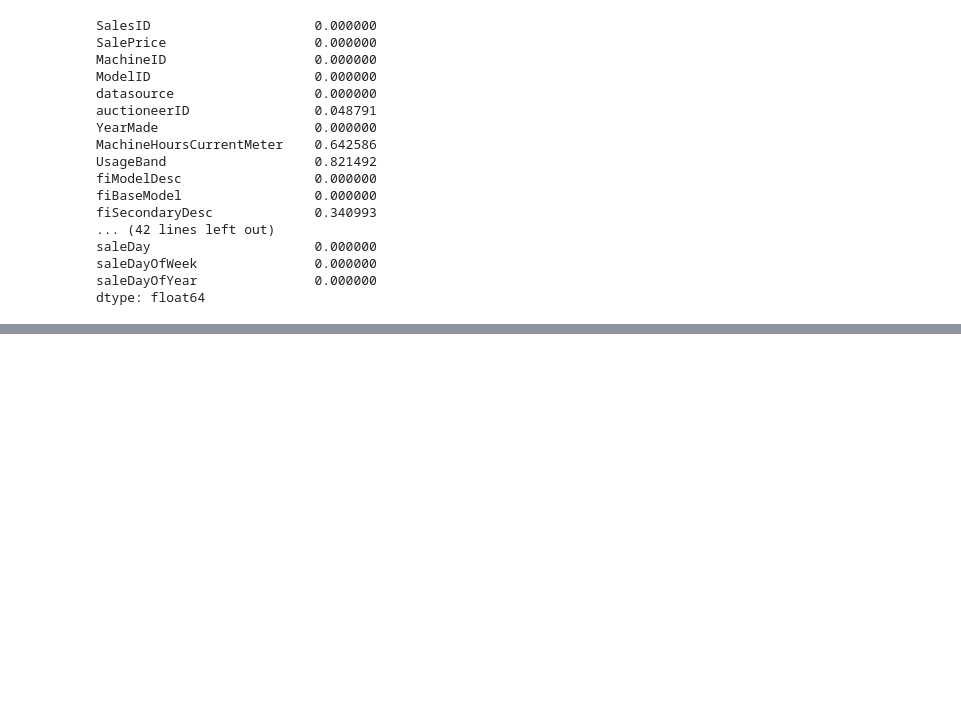
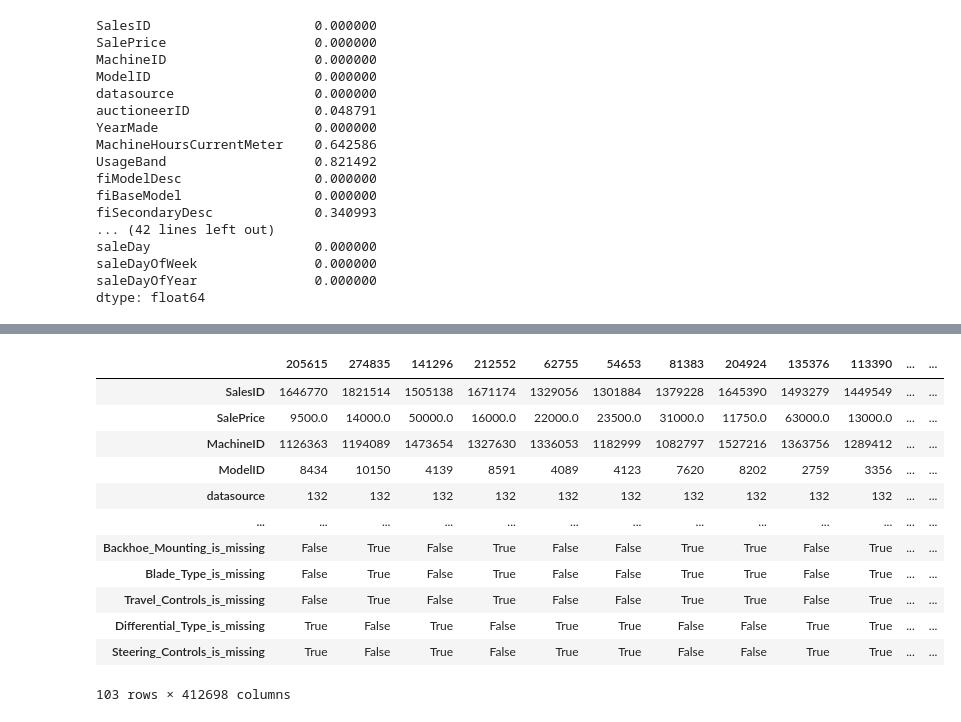
Before and after one commit to abdullahsultan/ML_Understanding, a Jupyter notebook: BulldozersPricePrediction.ipynb, the cells around one changed output, grey strips where cells are left out. Cells and saved outputs as stored; diff of their text form; code cells hidden in the pictures; blank space fills up the shorter version.

```diff
--- a/BulldozersPricePrediction.ipynb
+++ b/BulldozersPricePrediction.ipynb
@@ -214,0 +261,17 @@ dtype: float64
+# %%
+# Fill numeric rows with the median
+# Check for which cols have missing numeric values
+for label, content in df_tmp.items():
+    if pd.api.types.is_numeric_dtype(content) and pd.isnull(content).sum():
+        # Add a binary col which tells us if the data was missing
+        df_tmp[label+"_is_missing"] = pd.isnull(content)
+        # Fill missing numeric values with median
+        df_tmp[label] = content.fillna(content.median())
+# %%
+# Check again for null numeric
+# Check for which cols have missing numeric values
+for label, content in df_tmp.items():
+    if pd.api.types.is_numeric_dtype(content) and pd.isnull(content).sum():
+        print(label + "  ---null---")
+    else:
+        print(label + " <<<Not null>>> ")
@@ -214,0 +304,6 @@ dtype: float64
+# %%
+### Filling and turning categorical variables into numbers
+# Check for which cols have missing numeric values
+for label, content in df_tmp.items():
+    if not pd.api.types.is_numeric_dtype(content) and pd.isnull(content).sum():
+        print(label + "  ---null---")
@@ -214,0 +328,7 @@ dtype: float64
+# %%
+# Turn categorical values into numbers and fill missing values
+for label, content in df_tmp.items():
+    if not pd.api.types.is_numeric_dtype(content):
+        df_tmp[label+"_is_missing"] = pd.isnull(content)
+        #Turn categories into numbers and add +1
+        df_tmp[label] = pd.Categorical(content).codes + 1 # If value is null pandas will set it -1 so add +1
@@ -214,0 +356,16 @@ dtype: float64
+# %%
+df_tmp.T
+# %% [output]
+|  | 205615 | 274835 | 141296 | 212552 | 62755 | 54653 | 81383 | 204924 | 135376 | 113390 | ... | ... |
+| SalesID | 1646770 | 1821514 | 1505138 | 1671174 | 1329056 | 1301884 | 1379228 | 1645390 | 1493279 | 1449549 | ... | ... |
+| SalePrice | 9500.0 | 14000.0 | 50000.0 | 16000.0 | 22000.0 | 23500.0 | 31000.0 | 11750.0 | 63000.0 | 13000.0 | ... | ... |
+| MachineID | 1126363 | 1194089 | 1473654 | 1327630 | 1336053 | 1182999 | 1082797 | 1527216 | 1363756 | 1289412 | ... | ... |
+| ModelID | 8434 | 10150 | 4139 | 8591 | 4089 | 4123 | 7620 | 8202 | 2759 | 3356 | ... | ... |
+| datasource | 132 | 132 | 132 | 132 | 132 | 132 | 132 | 132 | 132 | 132 | ... | ... |
+| ... | ... | ... | ... | ... | ... | ... | ... | ... | ... | ... | ... | ... |
+| Backhoe_Mounting_is_missing | False | True | False | True | False | False | True | True | False | True | ... | ... |
+| Blade_Type_is_missing | False | True | False | True | False | False | True | True | False | True | ... | ... |
+| Travel_Controls_is_missing | False | True | False | True | False | False | True | True | False | True | ... | ... |
+| Differential_Type_is_missing | True | False | True | False | True | True | False | False | True | True | ... | ... |
+| Steering_Controls_is_missing | True | False | True | False | True | True | False | False | True | True | ... | ... |
+103 rows × 412698 columns
```
Also changed, not shown: parts of 9 cells of this notebook.
